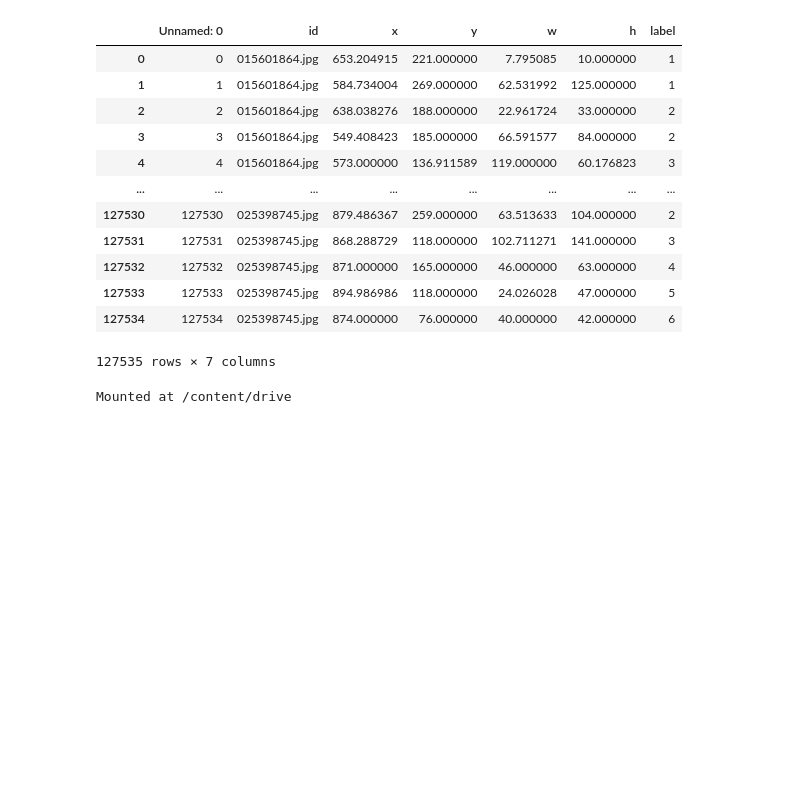
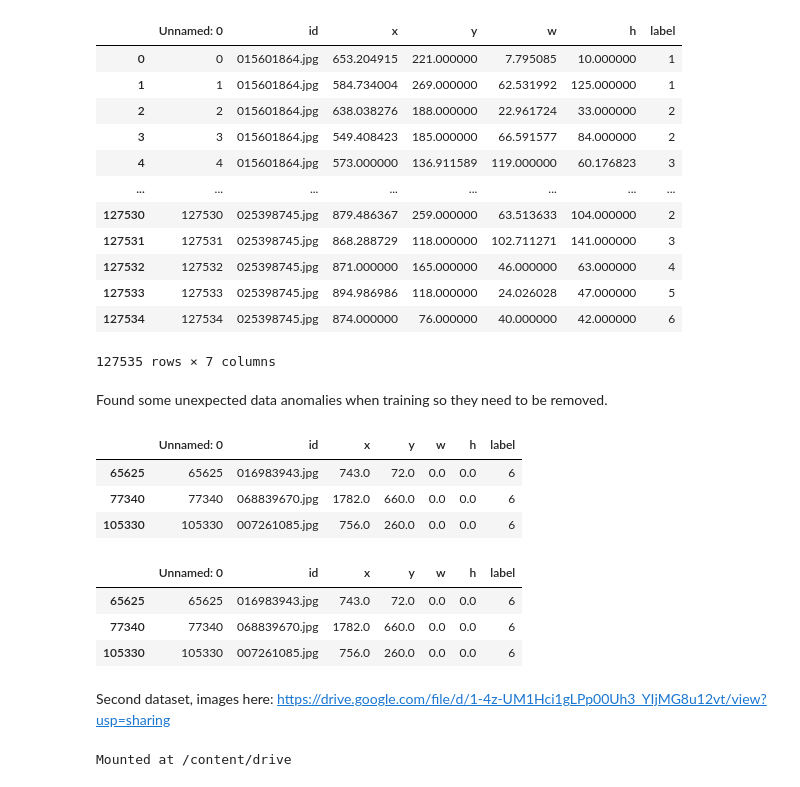
Before and after one commit to hhenry01/ML-Motion-Blur, a Jupyter notebook: Model.ipynb, the cells around one changed output. Drawn from its saved outputs; the diff is of its cells as text; code cells hidden in the pictures; blank space fills up the shorter version.

```diff
--- a/Model.ipynb
+++ b/Model.ipynb
@@ -41,3 +41,21 @@ dataset
 | 127533 | 127533 | 025398745.jpg | 894.986986 | 118.000000 | 24.026028 | 47.000000 | 5 |
 | 127534 | 127534 | 025398745.jpg | 874.000000 | 76.000000 | 40.000000 | 42.000000 | 6 |
 127535 rows × 7 columns
+# %% [markdown]
+Found some unexpected data anomalies when training so they need to be removed.
+# %%
+w_0 = dataset[dataset['w'] == 0]
+w_0
+# %% [output]
+|  | Unnamed: 0 | id | x | y | w | h | label |
+| 65625 | 65625 | 016983943.jpg | 743.0 | 72.0 | 0.0 | 0.0 | 6 |
+| 77340 | 77340 | 068839670.jpg | 1782.0 | 660.0 | 0.0 | 0.0 | 6 |
+| 105330 | 105330 | 007261085.jpg | 756.0 | 260.0 | 0.0 | 0.0 | 6 |
+# %%
+h_0 = dataset[dataset['h'] == 0]
+h_0
+# %% [output]
+|  | Unnamed: 0 | id | x | y | w | h | label |
+| 65625 | 65625 | 016983943.jpg | 743.0 | 72.0 | 0.0 | 0.0 | 6 |
+| 77340 | 77340 | 068839670.jpg | 1782.0 | 660.0 | 0.0 | 0.0 | 6 |
+| 105330 | 105330 | 007261085.jpg | 756.0 | 260.0 | 0.0 | 0.0 | 6 |
@@ -44,3 +64,5 @@ dataset
+# %% [markdown]
+Second dataset, images here: https://drive.google.com/file/d/1-4z-UM1Hci1gLPp00Uh3_YIjMG8u12vt/view?usp=sharing
 # %%
 drive.mount('/content/drive')
 with open('/content/drive/My Drive/CPEN 291 Datasets/Tracking_Dataset/2nd_dataset.csv', 'r'):
```
Also changed, not shown: parts of 24 cells of this notebook, 2 other files.
